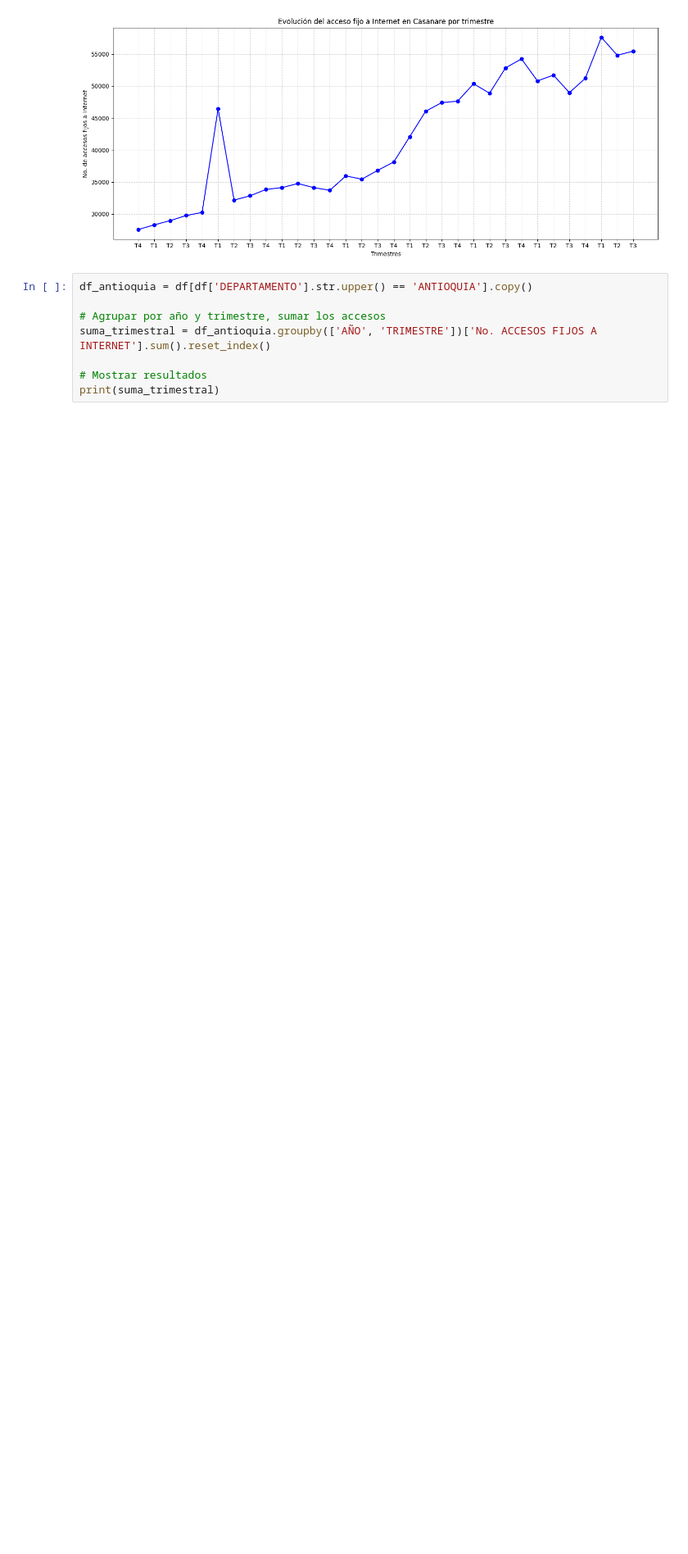
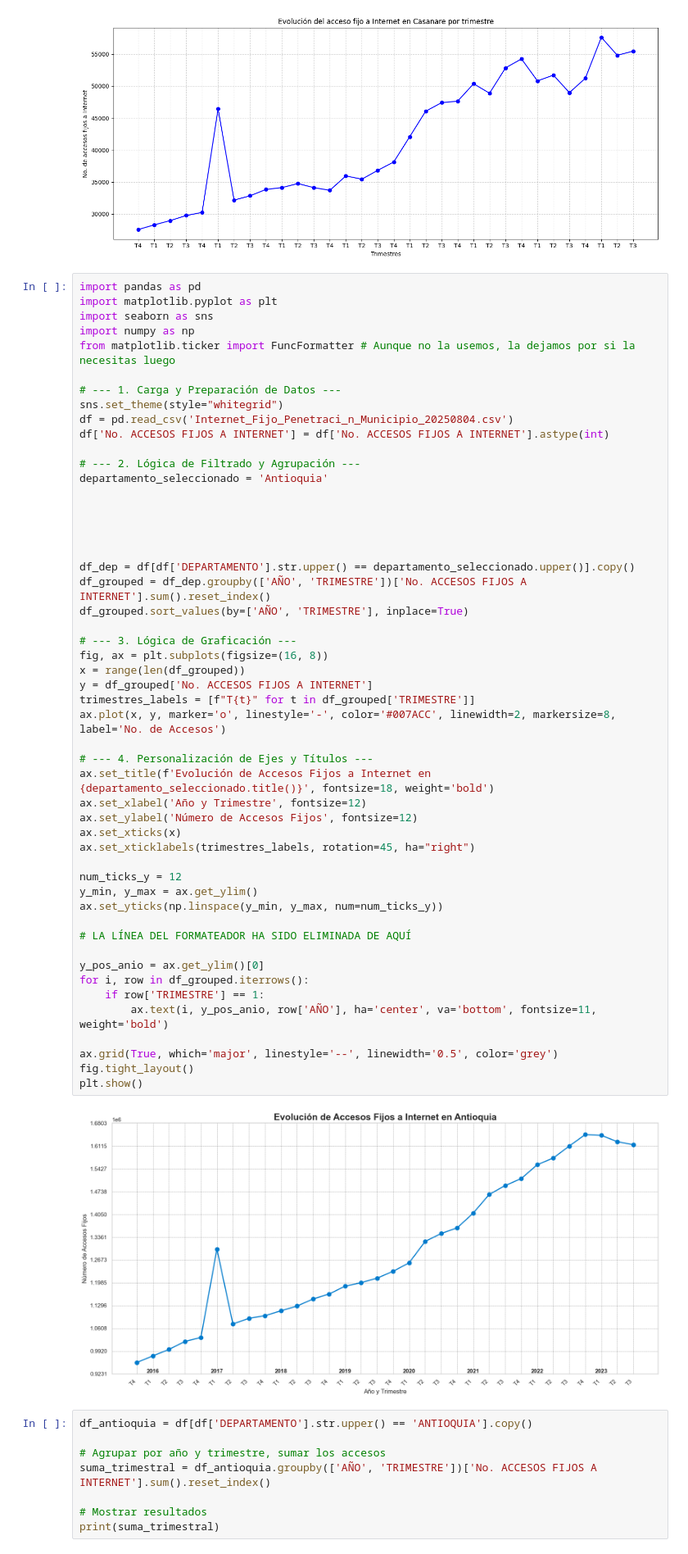
Before and after one commit to AlejandroOrregoRoldan/Proyecto-An-lisis-de-datos, a Jupyter notebook: noquieronada.ipynb, the cells around one changed output. Shown: that part at 82% size. Cells and saved outputs as stored; diff of their text form; blank space fills up the shorter version.

```diff
--- a/noquieronada.ipynb
+++ b/noquieronada.ipynb
@@ -287,6 +287,59 @@ plt.tight_layout()
 plt.show()
 # %% [output]
 [figure]
+# %%
+import pandas as pd
+import matplotlib.pyplot as plt
+import seaborn as sns
+import numpy as np
+from matplotlib.ticker import FuncFormatter # Aunque no la usemos, la dejamos por si la necesitas luego
+
+# --- 1. Carga y Preparación de Datos ---
+sns.set_theme(style="whitegrid")
+df = pd.read_csv('Internet_Fijo_Penetraci_n_Municipio_20250804.csv')
+df['No. ACCESOS FIJOS A INTERNET'] = df['No. ACCESOS FIJOS A INTERNET'].astype(int)
+
+# --- 2. Lógica de Filtrado y Agrupación ---
+departamento_seleccionado = 'Antioquia'
+
+
+
+
+
+df_dep = df[df['DEPARTAMENTO'].str.upper() == departamento_seleccionado.upper()].copy()
+df_grouped = df_dep.groupby(['AÑO', 'TRIMESTRE'])['No. ACCESOS FIJOS A INTERNET'].sum().reset_index()
+df_grouped.sort_values(by=['AÑO', 'TRIMESTRE'], inplace=True)
+
+# --- 3. Lógica de Graficación ---
+fig, ax = plt.subplots(figsize=(16, 8))
+x = range(len(df_grouped))
+y = df_grouped['No. ACCESOS FIJOS A INTERNET']
+trimestres_labels = [f"T{t}" for t in df_grouped['TRIMESTRE']]
+ax.plot(x, y, marker='o', linestyle='-', color='#007ACC', linewidth=2, markersize=8, label='No. de Accesos')
+
+# --- 4. Personalización de Ejes y Títulos ---
+ax.set_title(f'Evolución de Accesos Fijos a Internet en {departamento_seleccionado.title()}', fontsize=18, weight='bold')
+ax.set_xlabel('Año y Trimestre', fontsize=12)
+ax.set_ylabel('Número de Accesos Fijos', fontsize=12)
+ax.set_xticks(x)
+ax.set_xticklabels(trimestres_labels, rotation=45, ha="right")
+
+num_ticks_y = 12
+y_min, y_max = ax.get_ylim()
+ax.set_yticks(np.linspace(y_min, y_max, num=num_ticks_y))
+
+# LA LÍNEA DEL FORMATEADOR HA SIDO ELIMINADA DE AQUÍ
+
+y_pos_anio = ax.get_ylim()[0]
+for i, row in df_grouped.iterrows():
+    if row['TRIMESTRE'] == 1:
+        ax.text(i, y_pos_anio, row['AÑO'], ha='center', va='bottom', fontsize=11, weight='bold')
+
+ax.grid(True, which='major', linestyle='--', linewidth='0.5', color='grey')
+fig.tight_layout()
+plt.show()
+# %% [output]
+[figure, added]
 # %%
 df_antioquia = df[df['DEPARTAMENTO'].str.upper() == 'ANTIOQUIA'].copy()
 
```
Also changed, not shown: parts of 3 cells of this notebook, 5 other files.
